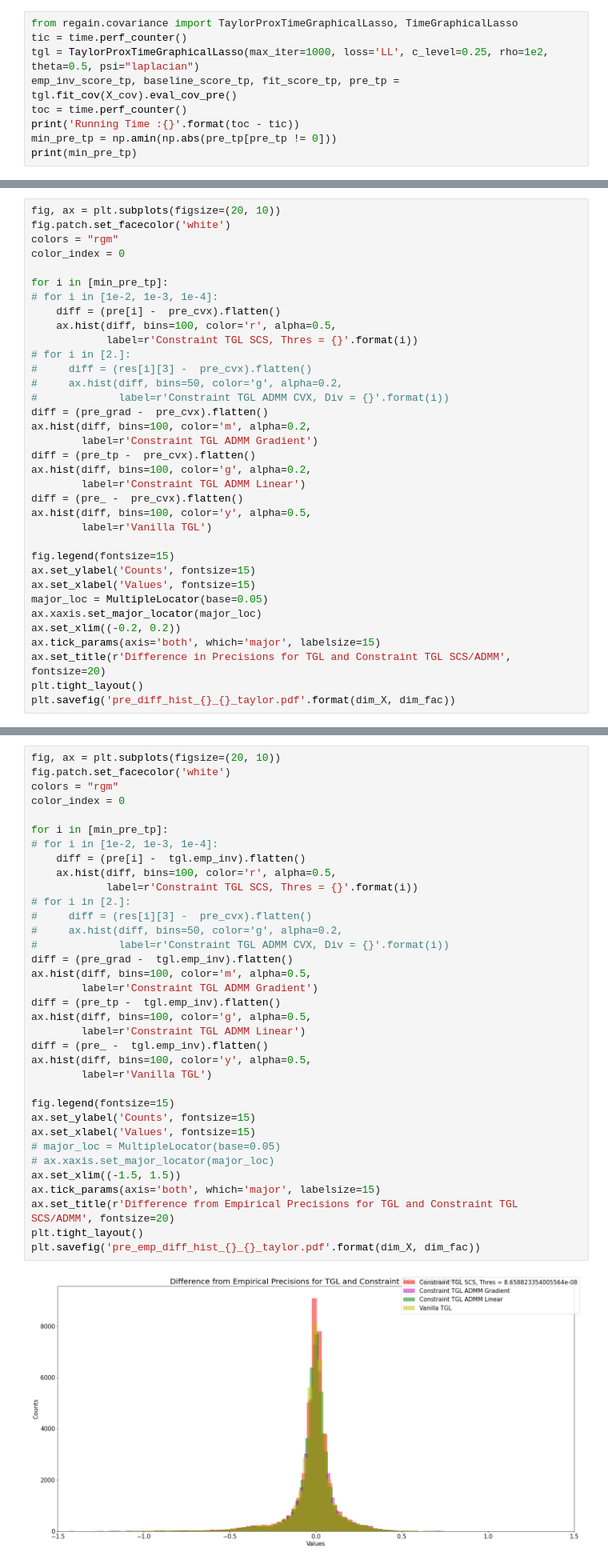
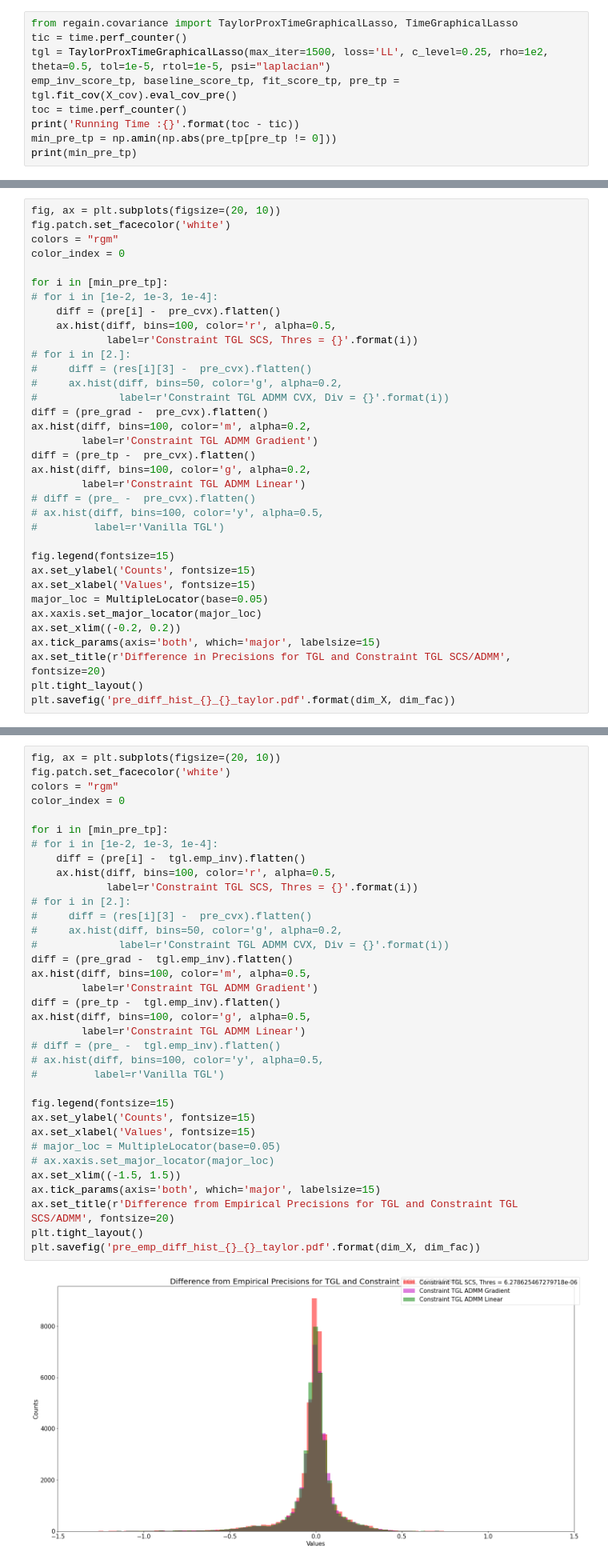
Before and after one commit to atechnicolorskye/post_sum, a Jupyter notebook: regain/inequality_constraint_cvxpy.ipynb, the cells around one changed output, grey strips where cells are left out. Shown at 80% size. Cells and saved outputs as stored; diff of their text form.

```diff
--- a/regain/inequality_constraint_cvxpy.ipynb
+++ b/regain/inequality_constraint_cvxpy.ipynb
@@ -64,7 +64,7 @@ Running Time :12.694560117000002
 # %%
 from regain.covariance import TaylorProxTimeGraphicalLasso, TimeGraphicalLasso
 tic = time.perf_counter()
-tgl = TaylorProxTimeGraphicalLasso(max_iter=1000, loss='LL', c_level=0.25, rho=1e2, theta=0.5, psi="laplacian")
+tgl = TaylorProxTimeGraphicalLasso(max_iter=1500, loss='LL', c_level=0.25, rho=1e2, theta=0.5, tol=1e-5, rtol=1e-5, psi="laplacian")
 emp_inv_score_tp, baseline_score_tp, fit_score_tp, pre_tp = tgl.fit_cov(X_cov).eval_cov_pre()
 toc = time.perf_counter()
 print('Running Time :{}'.format(toc - tic))
@@ -206,9 +206,9 @@ ax.hist(diff, bins=100, color='m', alpha=0.2,
 diff = (pre_tp -  pre_cvx).flatten()
 ax.hist(diff, bins=100, color='g', alpha=0.2,
         label=r'Constraint TGL ADMM Linear')
-diff = (pre_ -  pre_cvx).flatten()
-ax.hist(diff, bins=100, color='y', alpha=0.5,
-        label=r'Vanilla TGL')
+# diff = (pre_ -  pre_cvx).flatten()
+# ax.hist(diff, bins=100, color='y', alpha=0.5,
+#         label=r'Vanilla TGL')
 
 fig.legend(fontsize=15)
 ax.set_ylabel('Counts', fontsize=15)
@@ -228,37 +228,37 @@ fig.patch.set_facecolor('white')
 colors = "rgm"
 color_index = 0
 
 for i in [min_pre_tp]:
 # for i in [1e-2, 1e-3, 1e-4]:
     diff = (pre[i] -  tgl.emp_inv).flatten()
     ax.hist(diff, bins=100, color='r', alpha=0.5,
             label=r'Constraint TGL SCS, Thres = {}'.format(i))
 # for i in [2.]:
 #     diff = (res[i][3] -  pre_cvx).flatten()
 #     ax.hist(diff, bins=50, color='g', alpha=0.2,
 #             label=r'Constraint TGL ADMM CVX, Div = {}'.format(i))
 diff = (pre_grad -  tgl.emp_inv).flatten()
 ax.hist(diff, bins=100, color='m', alpha=0.5,
         label=r'Constraint TGL ADMM Gradient')
 diff = (pre_tp -  tgl.emp_inv).flatten()
 ax.hist(diff, bins=100, color='g', alpha=0.5,
         label=r'Constraint TGL ADMM Linear')
-diff = (pre_ -  tgl.emp_inv).flatten()
-ax.hist(diff, bins=100, color='y', alpha=0.5,
-        label=r'Vanilla TGL')
+# diff = (pre_ -  tgl.emp_inv).flatten()
+# ax.hist(diff, bins=100, color='y', alpha=0.5,
+#         label=r'Vanilla TGL')
 
 fig.legend(fontsize=15)
 ax.set_ylabel('Counts', fontsize=15)
 ax.set_xlabel('Values', fontsize=15)
 # major_loc = MultipleLocator(base=0.05)
 # ax.xaxis.set_major_locator(major_loc)
 ax.set_xlim((-1.5, 1.5))
 ax.tick_params(axis='both', which='major', labelsize=15)
 ax.set_title(r'Difference from Empirical Precisions for TGL and Constraint TGL SCS/ADMM', fontsize=20)
 plt.tight_layout()
 plt.savefig('pre_emp_diff_hist_{}_{}_taylor.pdf'.format(dim_X, dim_fac))
 # %% [output]
-[figure, old version]
+[figure, new version]
 # %%
 fig, ax = plt.subplots(figsize=(20, 10))
 fig.patch.set_facecolor('white')
```
Also changed, not shown: parts of 8 cells of this notebook, 1 other file.
